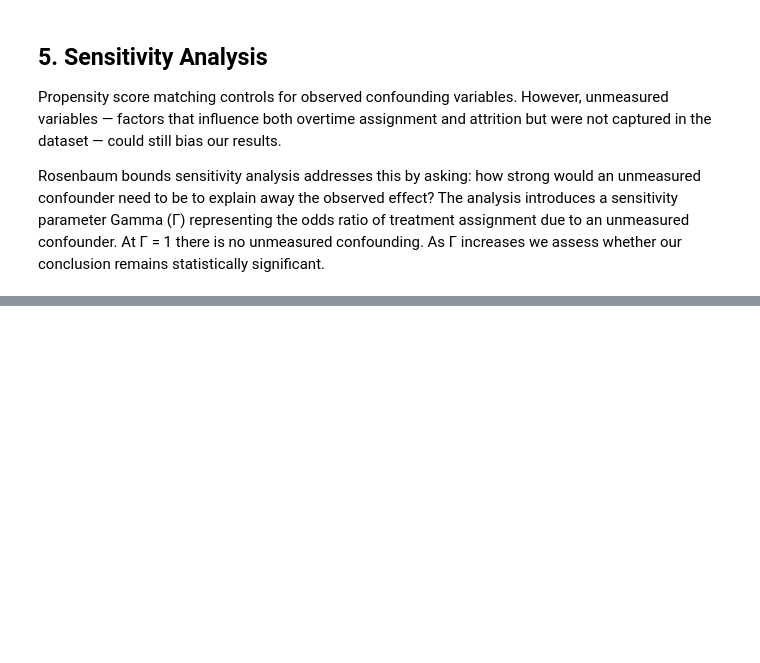
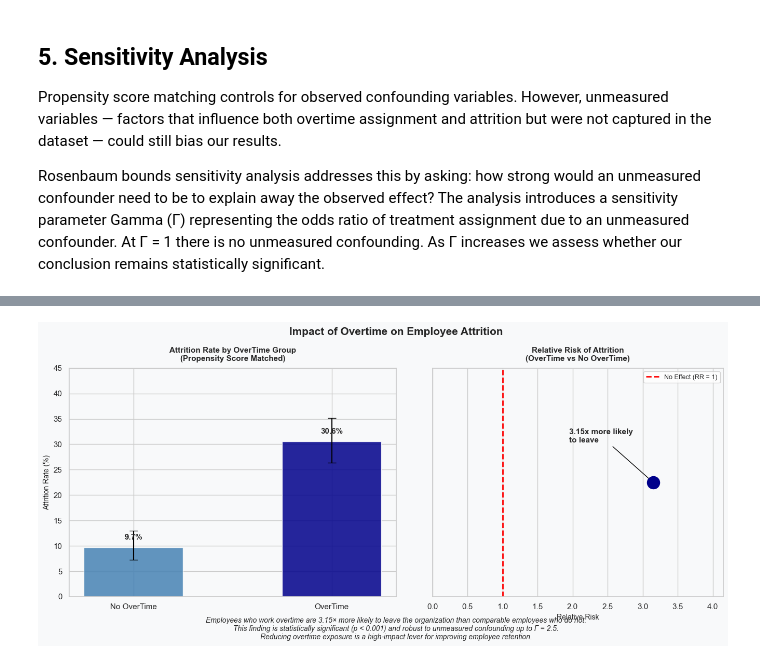
Before and after one commit to Drew-Zeimetz/causal-inference-workforce-attrition, a Jupyter notebook: notebooks/03_analysis_and_results.ipynb, the cells around one changed output, grey strips where cells are left out. Cells and saved outputs as stored; diff of their text form; code cells hidden in the pictures; blank space fills up the shorter version.

Commit message:
Add results and statistical testing notebook with stakeholder summary

```diff
--- a/notebooks/03_analysis_and_results.ipynb
+++ b/notebooks/03_analysis_and_results.ipynb
@@ -299,0 +364,56 @@ print(sensitivity_df.to_string(index=False))
+# %%
+fig = plt.figure(figsize=(14, 8))
+fig.patch.set_facecolor("#f8f9fa")
+
+ax_main = fig.add_axes([0.05, 0.25, 0.45, 0.55])
+ax_rr = fig.add_axes([0.55, 0.25, 0.4, 0.55])
+
+categories = ["No OverTime", "OverTime"]
+rates = [rate_control * 100, rate_overtime * 100]
+errors = [
+    [rate_control * 100 - ci_control[0] * 100, rate_overtime * 100 - ci_overtime[0] * 100],
+    [ci_control[1] * 100 - rate_control * 100, ci_overtime[1] * 100 - rate_overtime * 100]
+]
+
+bars = ax_main.bar(categories, rates, color=["steelblue", "darkblue"], alpha=0.85, width=0.5)
+ax_main.errorbar(categories, rates, yerr=errors, fmt="none",
+                 color="black", capsize=6, linewidth=1.5)
+ax_main.set_title("Attrition Rate by OverTime Group\n(Propensity Score Matched)",
+                  fontsize=11, fontweight="bold", pad=10)
+ax_main.set_ylabel("Attrition Rate (%)", fontsize=10)
+ax_main.set_ylim(0, 45)
+ax_main.set_facecolor("#f8f9fa")
+for i, r in enumerate(rates):
+    ax_main.text(i, r + 1.5, f"{r:.1f}%", ha="center", fontweight="bold", fontsize=11)
+
+ax_rr.set_facecolor("#f8f9fa")
+ax_rr.scatter([relative_risk], [0], color="darkblue", s=300, zorder=5)
+ax_rr.axvline(x=1, color="red", linestyle="--", linewidth=2, label="No Effect (RR = 1)")
+ax_rr.set_xlim(0, relative_risk + 1)
+ax_rr.set_ylim(-1, 1)
+ax_rr.set_yticks([])
+ax_rr.set_title("Relative Risk of Attrition\n(OverTime vs No OverTime)",
+                fontsize=11, fontweight="bold", pad=10)
+ax_rr.set_xlabel("Relative Risk", fontsize=10)
+ax_rr.annotate(f"{relative_risk:.2f}x more likely\nto leave",
+               xy=(relative_risk, 0),
+               xytext=(relative_risk - 1.2, 0.35),
+               fontweight="bold", fontsize=11,
+               arrowprops=dict(arrowstyle="->", color="black"))
+ax_rr.legend(fontsize=9)
+
+fig.text(0.5, 0.88, "Impact of Overtime on Employee Attrition",
+         ha="center", fontsize=15, fontweight="bold")
+
+fig.text(0.5, 0.15,
+         u"Employees who work overtime are 3.15\u00d7 more likely to leave the organization than comparable employees who do not.\n"
+         u"This finding is statistically significant (p < 0.001) and robust to unmeasured confounding up to \u0393 = 2.5.\n"
+         u"Reducing overtime exposure is a high-impact lever for improving employee retention.",
+         ha="center", fontsize=10, style="italic",
+         wrap=True)
+
+plt.savefig("../outputs/12_stakeholder_summary.png", dpi=150, bbox_inches="tight",
+            facecolor="#f8f9fa")
+plt.show()
+# %% [output]
+[figure, added]
```
Also changed, not shown: parts of 5 cells of this notebook.
